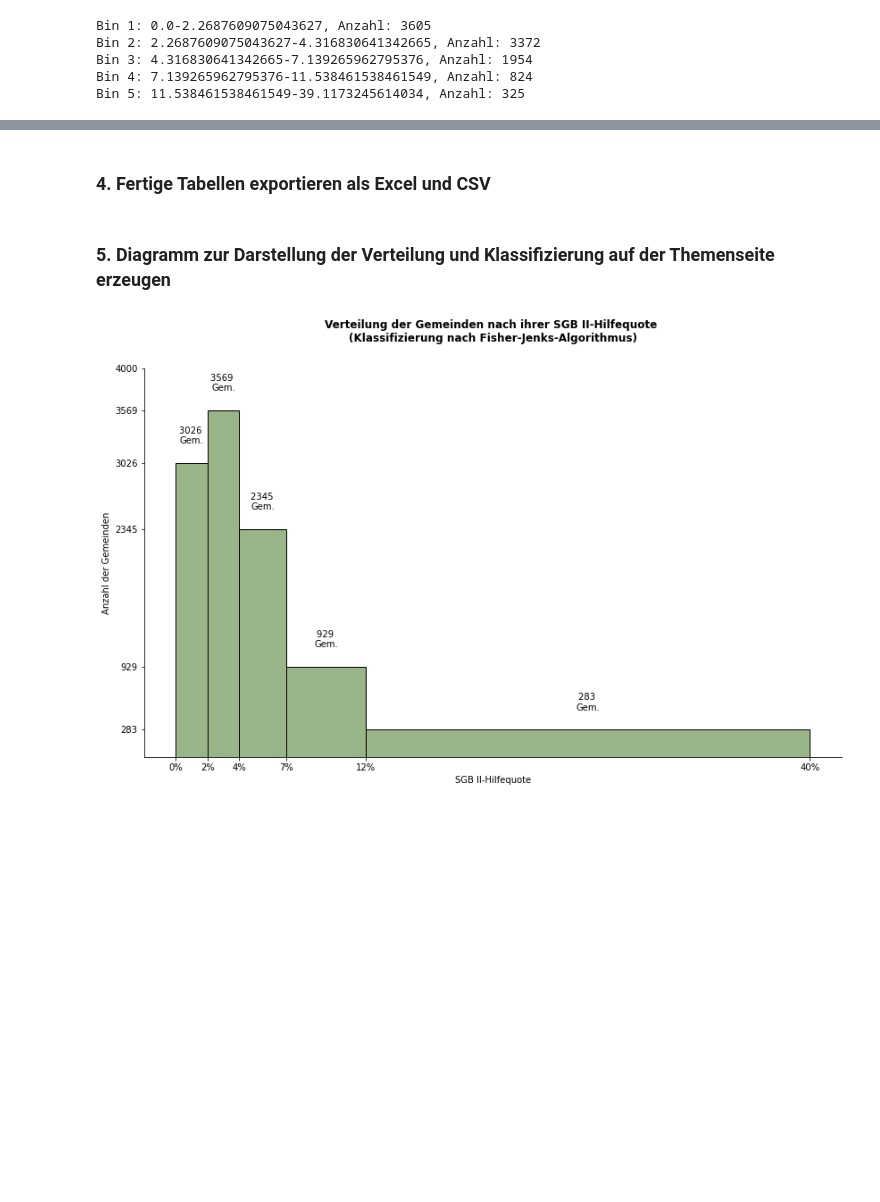
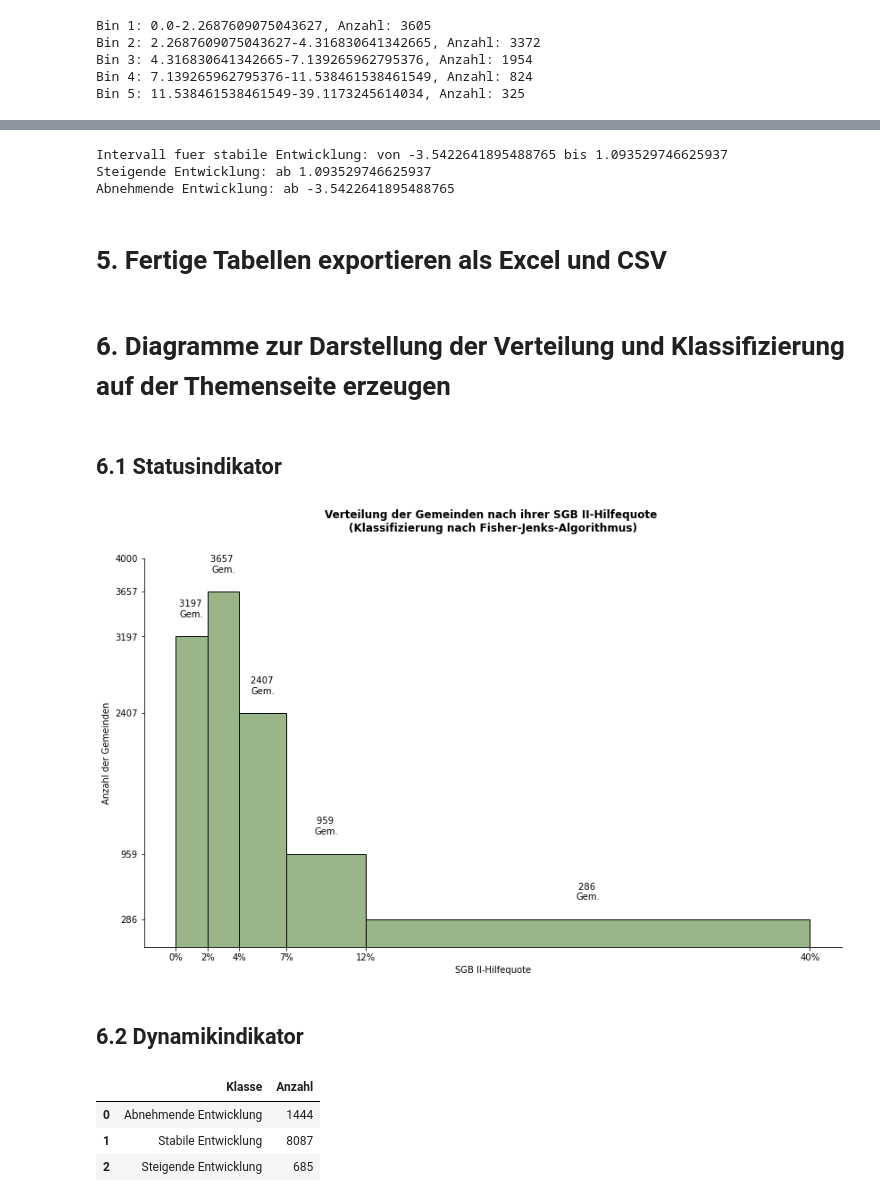
Before and after one commit to KoordinierungsstelleBildungsmonitoring/mikrokosmos, a Jupyter notebook: aufbereitung_mikrokosmos.ipynb, the cells around one changed output, grey strips where cells are left out. Cells and saved outputs as stored; diff of their text form; code cells hidden in the pictures; blank space fills up the shorter version.

Commit message:
V 3.0.0
- Hinzufügen aller Syntax-Elemente zur Berechnung der Dynamik der SGB II-Quote für die Jahre 2014-2021
- kleinere Korrekturen

```diff
--- a/aufbereitung_mikrokosmos.ipynb
+++ b/aufbereitung_mikrokosmos.ipynb
@@ -768,5 +1051,14 @@ stacked_lb_bev_ue70['AGS_BL'] = stacked_lb_bev_ue70['AGS'].str[:2]
+# %%
+# Definition der Intervalle
+print(f"Intervall fuer stabile Entwicklung: von {mittelwert_veraenderung - standardabweichung_veraenderung} bis {mittelwert_veraenderung + standardabweichung_veraenderung}")
+print(f"Steigende Entwicklung: ab {mittelwert_veraenderung + standardabweichung_veraenderung}")
+print(f"Abnehmende Entwicklung: ab {mittelwert_veraenderung - standardabweichung_veraenderung}")
+# %% [output]
+Intervall fuer stabile Entwicklung: von -3.5422641895488765 bis 1.093529746625937
+Steigende Entwicklung: ab 1.093529746625937
+Abnehmende Entwicklung: ab -3.5422641895488765
 # %% [markdown]
-### 4. Fertige Tabellen exportieren als Excel und CSV
+# 5. Fertige Tabellen exportieren als Excel und CSV
 # %%
 # DataFrame stacked_elb_schul speichern
 stacked_elb_schul_ue70.to_excel('elb_quote_schul_ue70.xlsx', index=False)
@@ -782,14 +1078,16 @@ stacked_lb_bev_ue70.to_csv('sgb2_quote_ue70.csv', index=False)
 # %% [markdown]
-### 5. Diagramm zur Darstellung der Verteilung und Klassifizierung auf der Themenseite erzeugen
+# 6. Diagramme zur Darstellung der Verteilung und Klassifizierung auf der Themenseite erzeugen
+# %% [markdown]
+## 6.1 Statusindikator
 # %%
 # Daten vorbereiten
-bins = [0, 2, 4, 7, 12, 40]
-counts = [3026, 3569, 2345, 929, 283]
+bins = [0, 2, 4, 7, 12, 40] #Rundung der Klassen auf ganze Zahlen
+counts = [3197, 3657, 2407, 959, 286] #Die Anzahl der hier angegebenen Gemeinden pro Klasse wird in Tableau berechnet
 
 # Breiten der Bins berechnen
 bin_widths = [bins[i+1] - bins[i] for i in range(len(bins)-1)]
 
-# Groeße des Plots anpassen
+# Groesse des Plots anpassen
 plt.figure(figsize=(14,8))
 
 # Histogramm erstellen
@@ -806,31 +1104,63 @@ plt.title('Verteilung der Gemeinden nach ihrer SGB II-Hilfequote \n(Klassifizier
 # Y-Achse Limit und Ticks einstellen
 plt.ylim(0, 4000)
 plt.yticks(counts + [4000])
 
 # X-Achse Ticks und Labels einstellen
 plt.xticks(bins, [f'{bins[i]}%' for i in range(len(bins))])
 
 # Histogrammbalkenbeschriftung hinzufuegen
 for bar, count in zip(bars, counts):
     # Position der Beschriftung in der Mitte des Balkens berechnen
     x = bar.get_x() + bar.get_width() / 2
     y = count
 
     # Text hinzufuegen
     plt.text(x, y + 200, f"{locale.format_string('%d', count, grouping=True)} \nGem.", color='black', ha='center')
 
 plt.grid(False)
 
 # Rahmenlinien entfernen
 plt.gca().spines['top'].set_visible(False)
 plt.gca().spines['right'].set_visible(False)
 
 # Ticks aktivieren
 plt.tick_params(axis='both', which='both', bottom=True, top=False, left=True, right=False)
 
 # Diagramm als Bilddatei speichern
 plt.savefig('Histogramm_weiss_balken_gruen.png', dpi=300, bbox_inches='tight')
 
 plt.show()
 # %% [output]
-[figure, old version]
+[figure, new version]
+# %% [markdown]
+## 6.2 Dynamikindikator
+# %%
+# Grenzwerte für die Klasseneinteilung festlegen
+start_abnehmend = aggregierte_daten['Veraenderung'].min()
+untergrenze_abnehmend = -3.5422641895488765
+obergrenze_stabil = 1.093529746625937
+obergrenze_steigend = aggregierte_daten['Veraenderung'].max()
+
+# Berechnung der Klassenzugehoerigkeiten
+# Gemeinden mit abnehmender Entwicklung
+anzahl_abnehmend = (aggregierte_daten['Veraenderung'] < untergrenze_abnehmend).sum()
+
+# Gemeinden mit stabiler Entwicklung
+anzahl_stabil = ((aggregierte_daten['Veraenderung'] >= untergrenze_abnehmend) &
+                 (aggregierte_daten['Veraenderung'] <= obergrenze_stabil)).sum()
+
+# Gemeinden mit steigender Entwicklung
+anzahl_steigend = (aggregierte_daten['Veraenderung'] > obergrenze_stabil).sum()
+
+# Ergebnis der Klasseneinteilung anzeigen
+aggregierte_daten_klassifiziert = pd.DataFrame({
+    'Klasse': ['Abnehmende Entwicklung', 'Stabile Entwicklung', 'Steigende Entwicklung'],
+    'Anzahl': [anzahl_abnehmend, anzahl_stabil, anzahl_steigend]
+})
+
+aggregierte_daten_klassifiziert.head()
+# %% [output]
+|  | Klasse | Anzahl |
+| 0 | Abnehmende Entwicklung | 1444 |
+| 1 | Stabile Entwicklung | 8087 |
+| 2 | Steigende Entwicklung | 685 |
```
Also changed, not shown: parts of 67 cells of this notebook.
